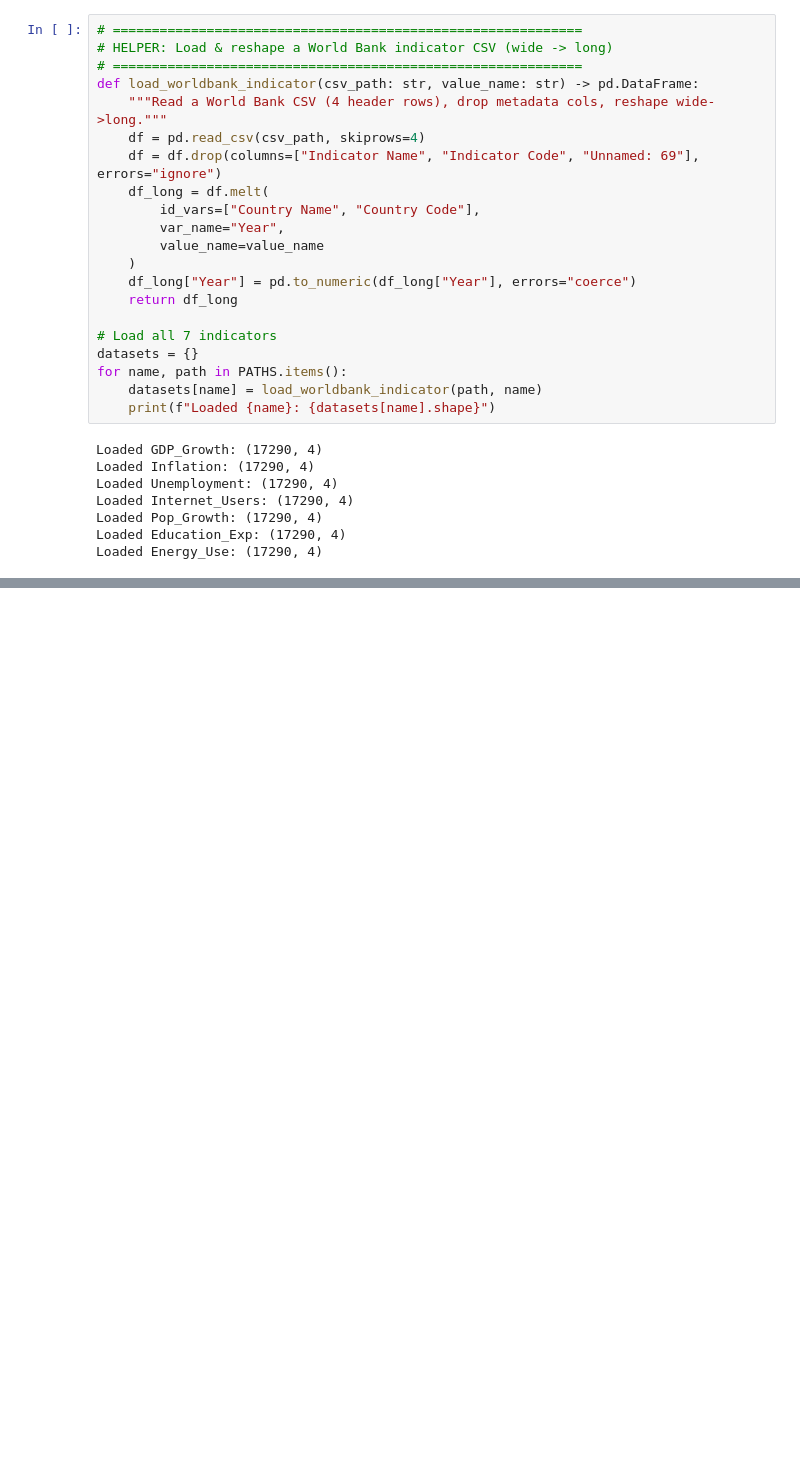
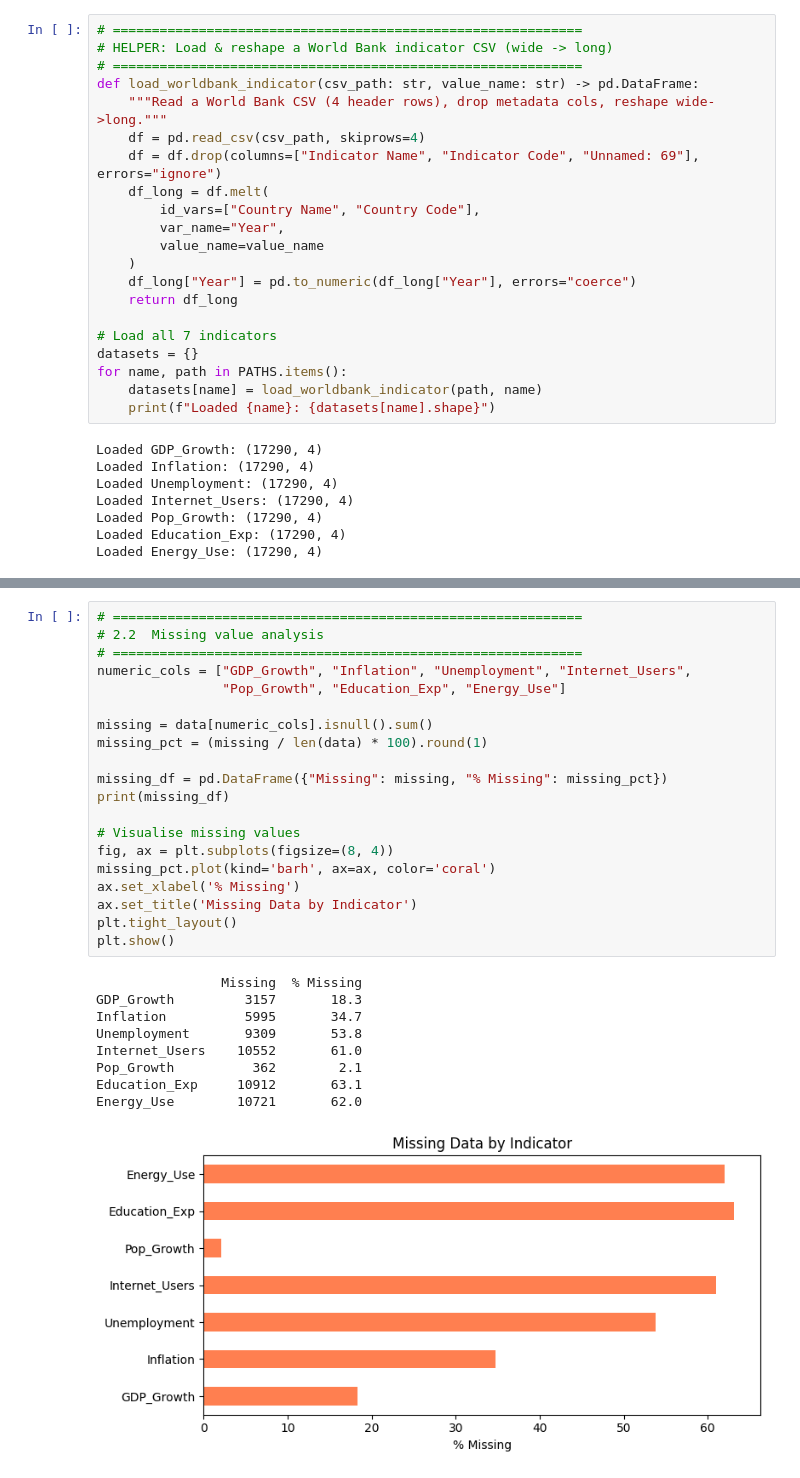
Before and after one commit to wasaldev/24077342-Data-Science-Machine-Learning-GDP-Growth-Prediction, a Jupyter notebook: 24077342_Data_Science_Project.ipynb, the cells around one changed output, grey strips where cells are left out. Saved outputs shown, nothing was run; the diff lists cells and outputs as text; blank space fills up the shorter version.

Commit message:
24077342 | Exploratory data analysis

```diff
--- a/24077342_Data_Science_Project.ipynb
+++ b/24077342_Data_Science_Project.ipynb
@@ -144,0 +183,30 @@ Year range: 1960 — 2024
+# %%
+# ============================================================
+# 2.2  Missing value analysis
+# ============================================================
+numeric_cols = ["GDP_Growth", "Inflation", "Unemployment", "Internet_Users",
+                "Pop_Growth", "Education_Exp", "Energy_Use"]
+
+missing = data[numeric_cols].isnull().sum()
+missing_pct = (missing / len(data) * 100).round(1)
+
+missing_df = pd.DataFrame({"Missing": missing, "% Missing": missing_pct})
+print(missing_df)
+
+# Visualise missing values
+fig, ax = plt.subplots(figsize=(8, 4))
+missing_pct.plot(kind='barh', ax=ax, color='coral')
+ax.set_xlabel('% Missing')
+ax.set_title('Missing Data by Indicator')
+plt.tight_layout()
+plt.show()
+# %% [output]
+                Missing  % Missing
+GDP_Growth         3157       18.3
+Inflation          5995       34.7
+Unemployment       9309       53.8
+Internet_Users    10552       61.0
+Pop_Growth          362        2.1
+Education_Exp     10912       63.1
+Energy_Use        10721       62.0
+[figure, added]
```
Also changed, not shown: parts of 7 cells of this notebook.
